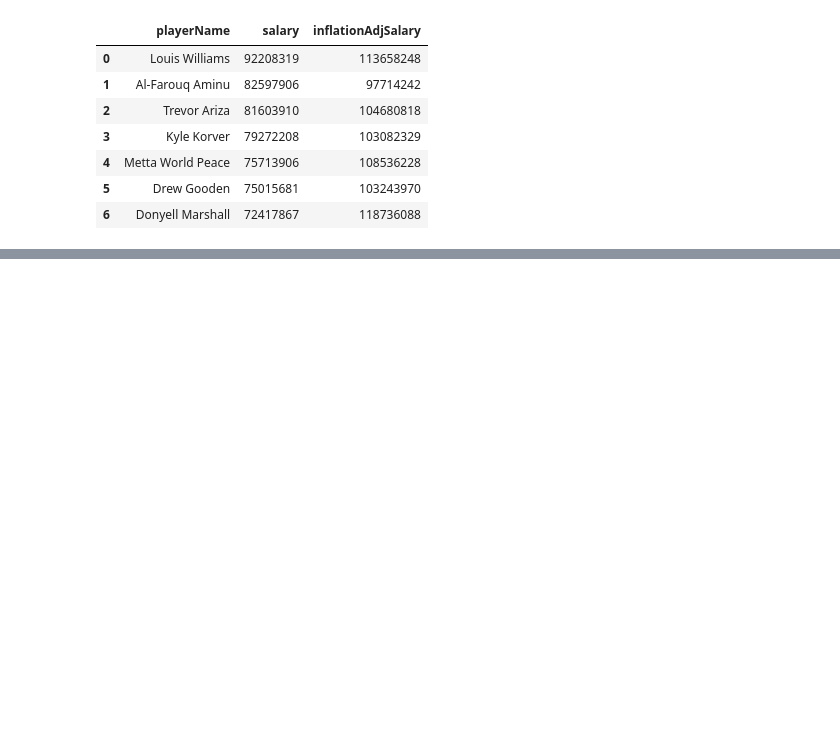
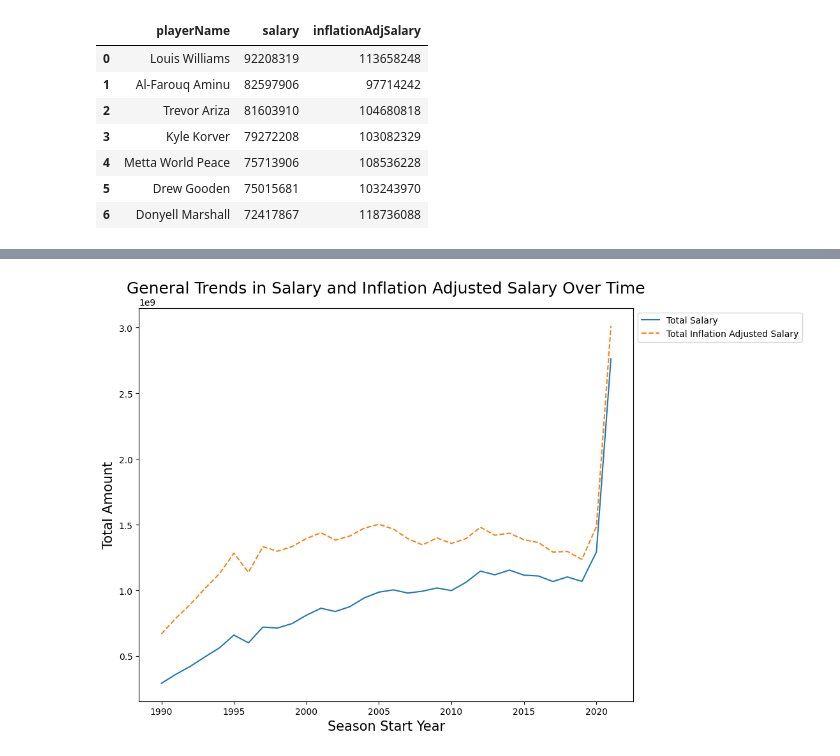
Before and after one commit to AnanyaaPal/Descriptive-Analysis, a Jupyter notebook: code_nba players salaries.ipynb, the cells around one changed output, grey strips where cells are left out. Saved outputs shown, nothing was run; the diff lists cells and outputs as text; code cells hidden in the pictures; blank space fills up the shorter version.

```diff
--- a/code_nba players salaries.ipynb
+++ b/code_nba players salaries.ipynb
@@ -266,0 +349,19 @@ NameError: name 'bar' is not defined
+# %%
+# Visualising general trends in Salary and Inflation Adjusted Salary over the period 1990-2023
+
+plt.figure(figsize=(10, 8))
+
+# Aggregate the data for all players
+total_data = df.groupby('seasonStartYear')[['salary', 'inflationAdjSalary']].sum().reset_index()
+
+# Plot the general trend for both salary and inflation-adjusted salary
+plt.plot(total_data['seasonStartYear'], total_data['salary'], label='Total Salary')
+plt.plot(total_data['seasonStartYear'], total_data['inflationAdjSalary'], label='Total Inflation Adjusted Salary', linestyle='dashed')
+
+plt.xlabel('Season Start Year', fontsize=15)
+plt.ylabel('Total Amount', fontsize=15)
+plt.title('General Trends in Salary and Inflation Adjusted Salary Over Time', fontsize=18)
+plt.legend(loc='upper left', bbox_to_anchor=(1, 1))
+plt.show()
+# %% [output]
+[figure, added]
```
Also changed, not shown: parts of 16 cells of this notebook, 4 other files.
